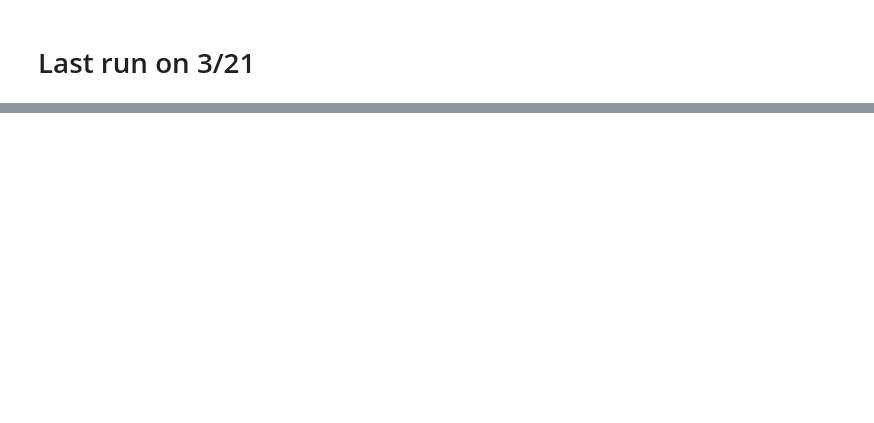
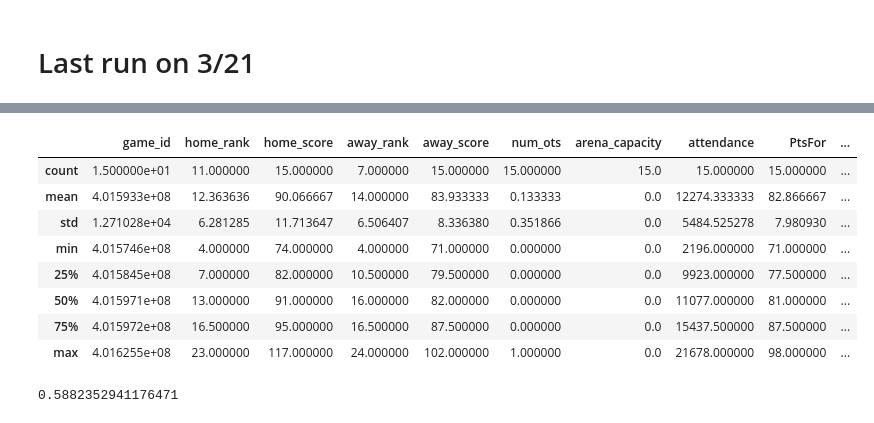
Before and after one commit to simkimsia/NBA-Dashboard, a Jupyter notebook: NCAA.ipynb, the cells around one changed output, grey strips where cells are left out. Cells and saved outputs as stored; diff of their text form; code cells hidden in the pictures; blank space fills up the shorter version.

```diff
--- a/NCAA.ipynb
+++ b/NCAA.ipynb
@@ -359,0 +319,17 @@ Ducks["team"][["TotalPts", "PtsFor", "PtsAgainst"]].describe()
+# %%
+bama_miss.describe()
+# %% [output]
+|  | game_id | home_rank | home_score | away_rank | away_score | num_ots | arena_capacity | attendance | PtsFor | ... |
+| count | 1.500000e+01 | 11.000000 | 15.000000 | 7.000000 | 15.000000 | 15.000000 | 15.0 | 15.000000 | 15.000000 | ... |
+| mean | 4.015933e+08 | 12.363636 | 90.066667 | 14.000000 | 83.933333 | 0.133333 | 0.0 | 12274.333333 | 82.866667 | ... |
+| std | 1.271028e+04 | 6.281285 | 11.713647 | 6.506407 | 8.336380 | 0.351866 | 0.0 | 5484.525278 | 7.980930 | ... |
+| min | 4.015746e+08 | 4.000000 | 74.000000 | 4.000000 | 71.000000 | 0.000000 | 0.0 | 2196.000000 | 71.000000 | ... |
+| 25% | 4.015845e+08 | 7.000000 | 82.000000 | 10.500000 | 79.500000 | 0.000000 | 0.0 | 9923.000000 | 77.500000 | ... |
+| 50% | 4.015971e+08 | 13.000000 | 91.000000 | 16.000000 | 82.000000 | 0.000000 | 0.0 | 11077.000000 | 81.000000 | ... |
+| 75% | 4.015972e+08 | 16.500000 | 95.000000 | 16.500000 | 87.500000 | 0.000000 | 0.0 | 15437.500000 | 87.500000 | ... |
+| max | 4.016255e+08 | 23.000000 | 117.000000 | 24.000000 | 102.000000 | 1.000000 | 0.0 | 21678.000000 | 98.000000 | ... |
+# %%
+cougs_spread_curr = prop_build("Spread", 9.5, cougs)
+np.where(cougs_spread_curr > 0, 1, 0).sum()/cougs_spread_curr.shape[0]
+# %% [output]
+0.5882352941176471
```
Also changed, not shown: parts of 96 cells of this notebook, 1 other file.
